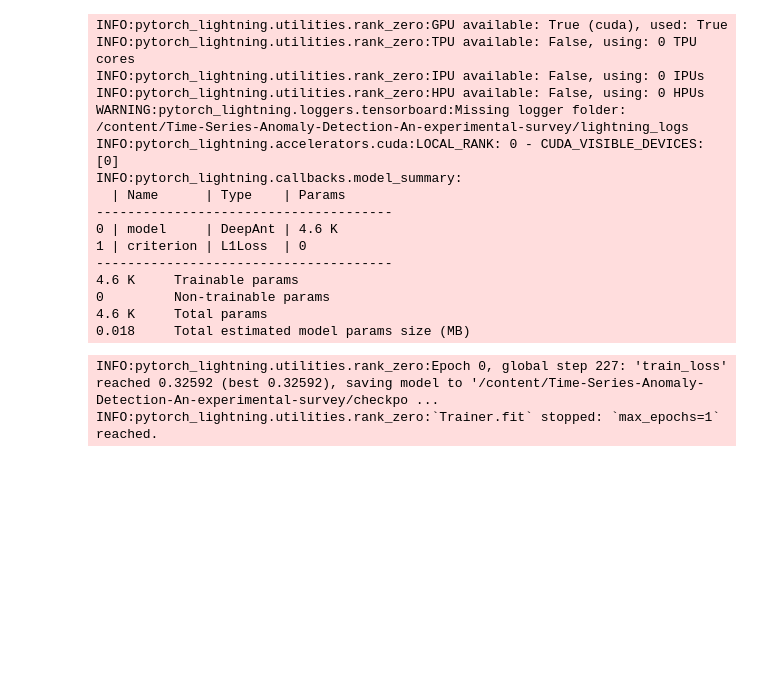
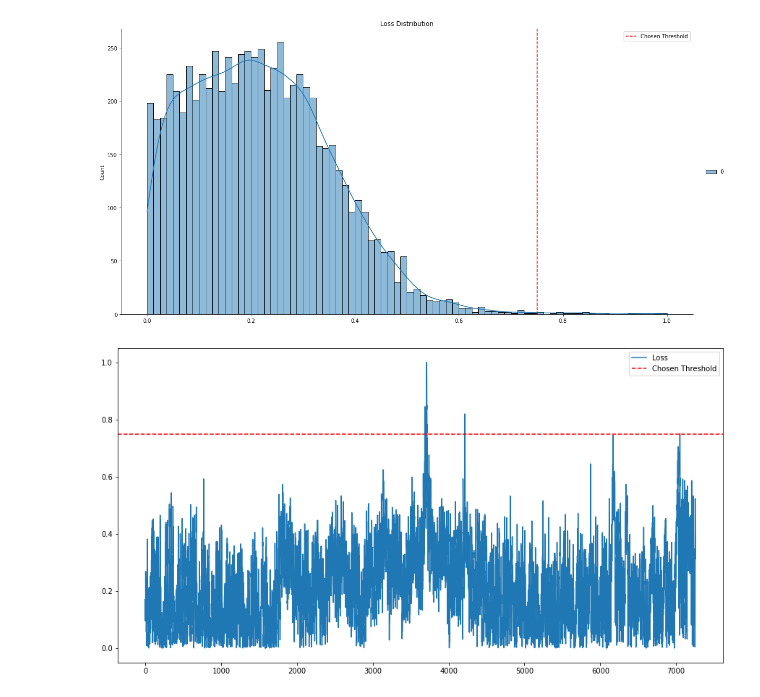
Before and after one commit to antonioalbanese/Time-Series-Anomaly-Detection-An-experimental-survey, a Jupyter notebook: Experiment.ipynb, the cells around one changed output. Cells and saved outputs as stored; diff of their text form; code cells hidden in the pictures; blank space fills up the shorter version.

```diff
--- a/Experiment.ipynb
+++ b/Experiment.ipynb
@@ -56,30 +104,51 @@ data_path = './NAB/realKnownCause/ambient_temperature_system_failure.csv'
 settings = {
   'SEQ_LEN': 10,
   'out_dim': 1,
-  'EPOCHS': 1
+  'EPOCHS': 50
 }
 method = ADMethod('DeepAnt',settings, data_path)
 
 method.prepare_pipeline()
-method.train()
-method.test()
+l = method.train()
+p, lp = method.test()
 # method.results()
-# %% [output]
-INFO:pytorch_lightning.utilities.rank_zero:GPU available: True (cuda), used: True
-INFO:pytorch_lightning.utilities.rank_zero:TPU available: False, using: 0 TPU cores
-INFO:pytorch_lightning.utilities.rank_zero:IPU available: False, using: 0 IPUs
-INFO:pytorch_lightning.utilities.rank_zero:HPU available: False, using: 0 HPUs
-WARNING:pytorch_lightning.loggers.tensorboard:Missing logger folder: /content/Time-Series-Anomaly-Detection-An-experimental-survey/lightning_logs
-INFO:pytorch_lightning.accelerators.cuda:LOCAL_RANK: 0 - CUDA_VISIBLE_DEVICES: [0]
-INFO:pytorch_lightning.callbacks.model_summary:
-  | Name      | Type    | Params
---------------------------------------
-0 | model     | DeepAnt | 4.6 K
-1 | criterion | L1Loss  | 0
---------------------------------------
-4.6 K     Trainable params
-0         Non-trainable params
-4.6 K     Total params
-0.018     Total estimated model params size (MB)
-INFO:pytorch_lightning.utilities.rank_zero:Epoch 0, global step 227: 'train_loss' reached 0.32592 (best 0.32592), saving model to '/content/Time-Series-Anomaly-Detection-An-experimental-survey/checkpo ...
-INFO:pytorch_lightning.utilities.rank_zero:`Trainer.fit` stopped: `max_epochs=1` reached.
+# %%
+import seaborn as sns
+def plot_predictions(preds, threshold, bins = 80):
+    sns.displot(preds, bins = bins, kde = True, height = 8, aspect = 2)
+    plt.axvline(x = threshold, color = 'r', linestyle = '--', label = 'Chosen Threshold')
+    plt.title('Loss Distribution')
+    plt.legend()
+
+def loss_plot(preds, threshold):
+    fig = plt.figure(figsize=(15,8))
+    plt.plot(preds, label = 'Loss')
+    # preds.plot(figsize = (15,8), title = 'Chosen Threshold', label = 'Loss')
+    plt.axhline(y = threshold, color = 'r', linestyle = '--', label = 'Chosen Threshold')
+    plt.legend()
+    plt.show()
+
+def ts_plot(df, preds, threshold, alg = 'DeepAnT', range = None):
+    idx = preds.loc[lambda x: x > threshold].index
+    plt.figure(figsize = (20,8))
+    if range is not None:
+        min, max = range
+        df = df[min:max]
+    plt.plot(df, label = '_nolegend_')
+    plt.scatter(idx, df.loc[idx], color = 'red', label = 'Detected Anomalies by DeepAnt')
+    plt.title('Detected Anomalies in Time Series')
+    plt.legend()
+    plt.show();
+# %%
+import sklearn
+import numpy as np
+sc = sklearn.preprocessing.MinMaxScaler(feature_range=(0,1))
+losses = sc.fit_transform(np.array(lp).reshape(-1, 1))
+# %%
+plot_predictions(losses, 0.75)
+# %% [output]
+[figure, added]
+# %%
+loss_plot(losses, 0.75)
+# %% [output]
+[figure, added]
```
Also changed, not shown: parts of 3 cells of this notebook.
